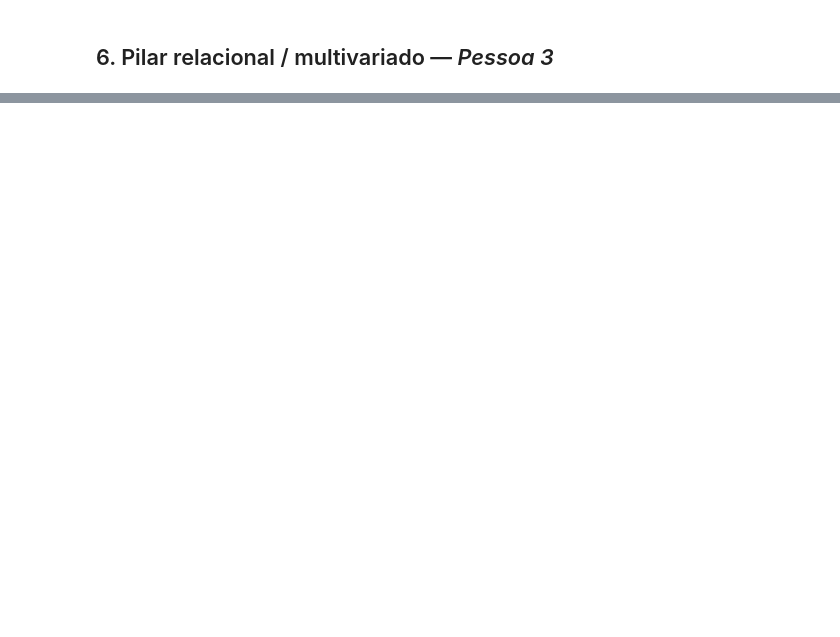
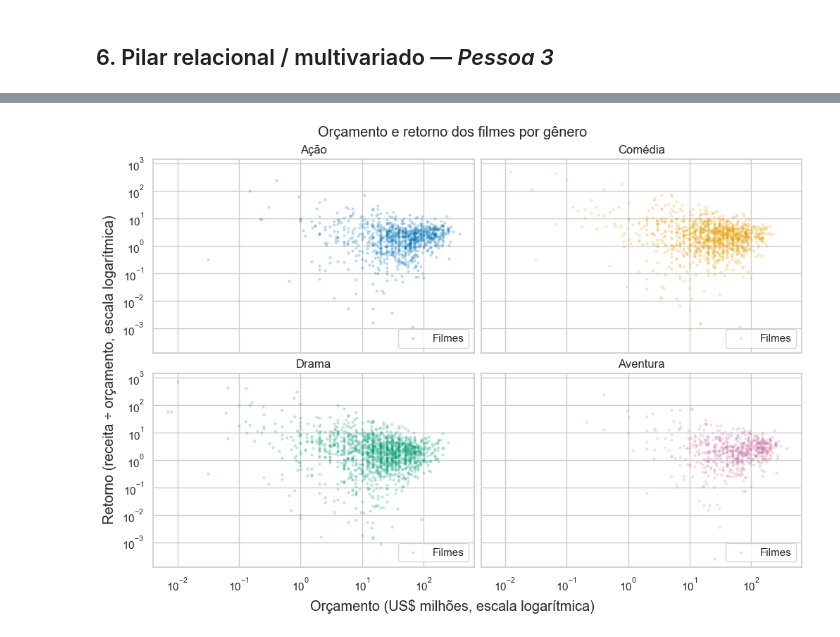
Before and after one commit to raulferraz85/Projeto-AVD, a Jupyter notebook: src/parte_especifica/eda.ipynb, the cells around one changed output, grey strips where cells are left out. Cells and saved outputs as stored; diff of their text form; code cells hidden in the pictures; blank space fills up the shorter version.

```diff
--- a/src/parte_especifica/eda.ipynb
+++ b/src/parte_especifica/eda.ipynb
@@ -477,0 +698,29 @@ As duas medidas subiram porque os zeros puxavam os valores para baixo sem repres
+# %%
+# [IA] Codex – apoio com pandas e implementação da dispersão especificada pelo grupo
+from matplotlib.ticker import FuncFormatter
+
+generos_selecionados = {
+    "Action": "Ação", "Comedy": "Comédia", "Drama": "Drama", "Adventure": "Aventura",
+}
+cores_generos = dict(zip(generos_selecionados.values(), ("#0072B2", "#E69F00", "#009E73", "#CC79A7")))
+filmes_retorno = explodir(tratado.loc[tratado["retorno"].notna(), ["id", "budget", "retorno", "genres"]], "genres")
+filmes_retorno = filmes_retorno.loc[filmes_retorno["genres"].isin(generos_selecionados)].copy()
+filmes_retorno = filmes_retorno.drop_duplicates(subset=["id", "genres"])
+filmes_retorno["gênero"] = filmes_retorno["genres"].map(generos_selecionados)
+filmes_retorno["orçamento em milhões"] = filmes_retorno["budget"] / 1_000_000
+
+fig, eixos = plt.subplots(2, 2, figsize=(10, 7), sharex=True, sharey=True, layout="constrained")
+for ax, (genero, cor) in zip(eixos.flat, cores_generos.items()):
+    dados_genero = filmes_retorno.loc[filmes_retorno["gênero"].eq(genero)]
+    ax.scatter(
+        dados_genero["orçamento em milhões"], dados_genero["retorno"],
+        color=cor, alpha=0.25, s=9, linewidths=0, label="Filmes",
+    )
+    ax.set(title=genero, xscale="log", yscale="log")
+    ax.legend(loc="lower right")
+fig.suptitle("Orçamento e retorno dos filmes por gênero")
+fig.supxlabel("Orçamento (US$ milhões, escala logarítmica)")
+fig.supylabel("Retorno (receita ÷ orçamento, escala logarítmica)")
+plt.show()
+# %% [output]
+[figure, added]
```
Also changed, not shown: parts of 14 cells of this notebook, 2 other files.
